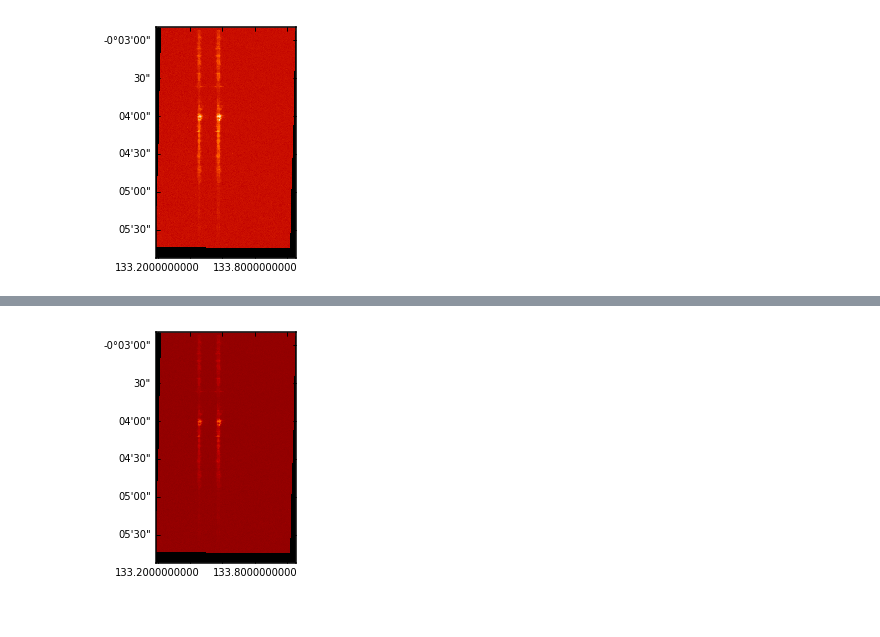
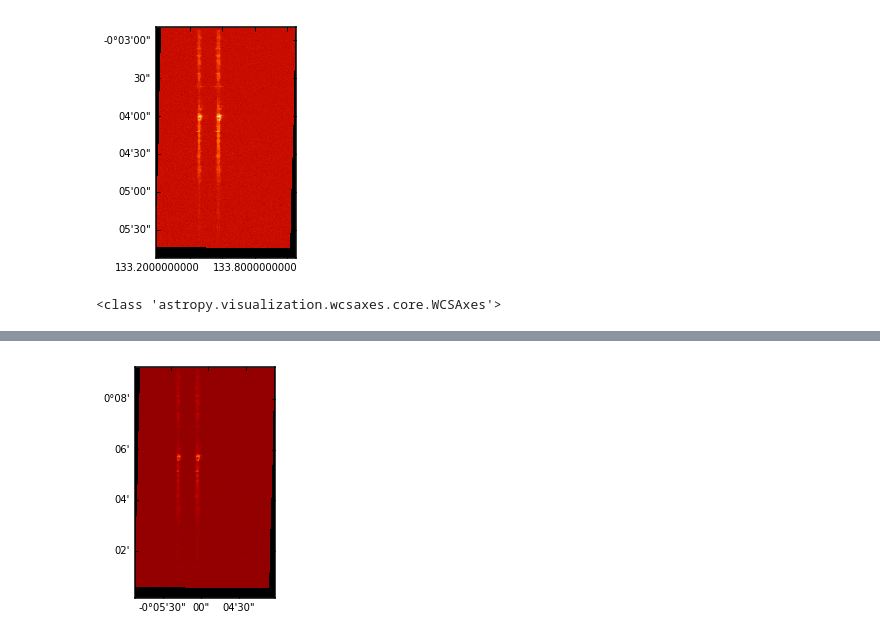
Before and after one commit to abit2/jupyter-notebooks, a Jupyter notebook: raster_without_old_class.ipynb, the cells around one changed output, grey strips where cells are left out. Saved outputs shown, nothing was run; the diff lists cells and outputs as text; code cells hidden in the pictures.

```diff
--- a/raster_without_old_class.ipynb
+++ b/raster_without_old_class.ipynb
@@ -122,29 +121,33 @@ HTML(anim.to_html5_video())
 # %%
 import numpy as np
 import matplotlib.pyplot as plt
 import matplotlib.animation as animation
 
 fig = plt.figure()
 ax = fig.add_axes([0.1, 0.1, 0.8, 0.8], projection=dc.axes_wcs, slices=(0, 'y',  'x'))
+print(type(ax))
 ax.coords[2].set_ticks(exclude_overlapping=True)
 ax.coords[2].set_format_unit(u.nm)
 
 data = dc.data[0]
 im = plt.imshow(data, cmap=plt.cm.gist_heat, origin='lower', animated=True)
 
 
 def updatefig(i):
     global data
+    if i==6:
+        ax.reset_wcs(wcs=w, slices=(0, 'x',  'y'))
     data = dc.data[i]
     im.set_array(data)
     return im,
 
-anim = animation.FuncAnimation(fig, updatefig,frames=dc.data.shape[0], interval=50, blit=True)
+anim = animation.FuncAnimation(fig, updatefig,frames=dc.data.shape[0], interval=200, blit=True)
 
 HTML(anim.to_html5_video())
 # %% [output]
+<class 'astropy.visualization.wcsaxes.core.WCSAxes'>
 [interactive output not drawn]
-[figure, old version]
+[figure, new version]
 # %%
 #using plot_wavelength_slice of sunpycube
 dc.plot_wavelength_slice(5, cmap=plt.cm.gist_heat, origin='lower')
```
Also changed, not shown: parts of 10 cells of this notebook.
